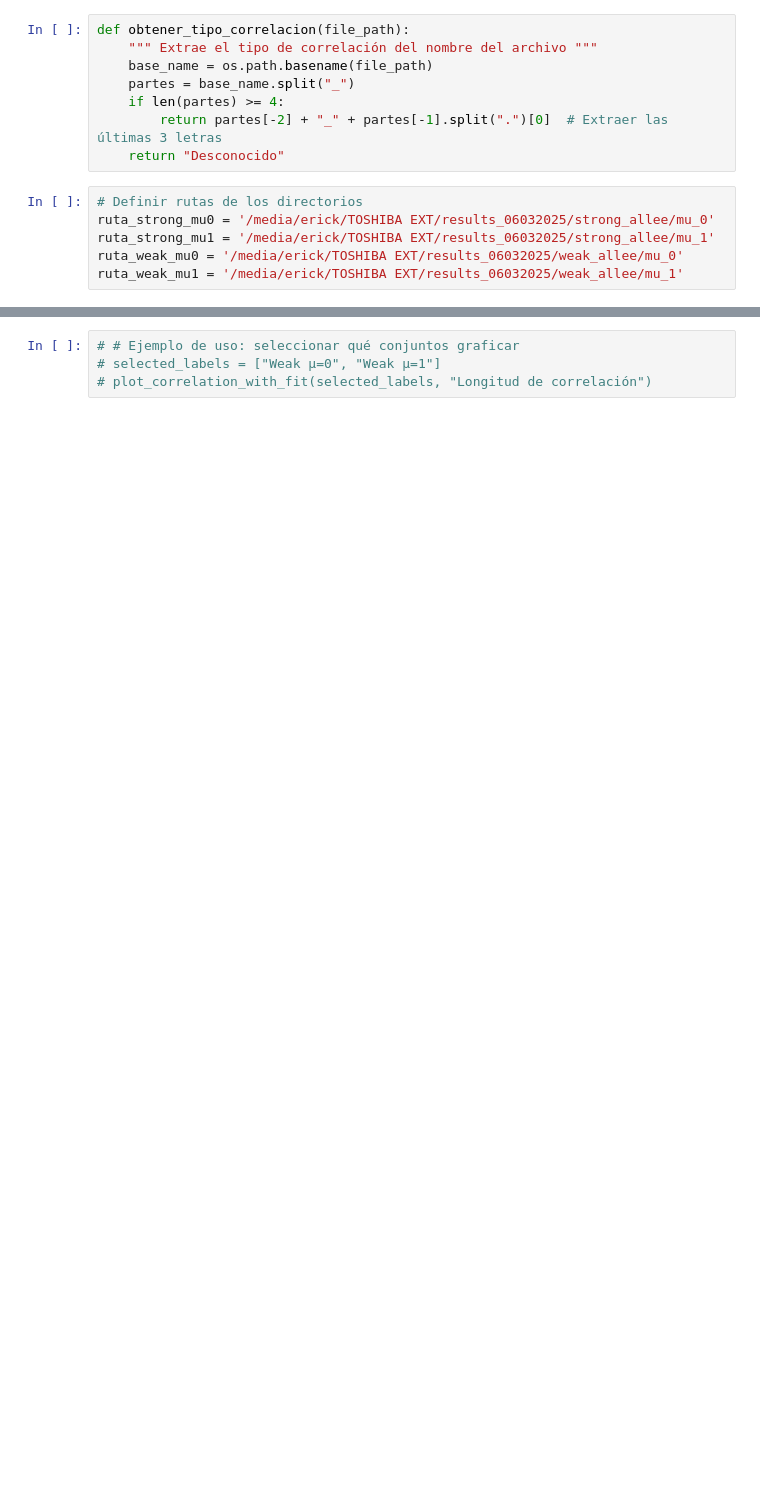
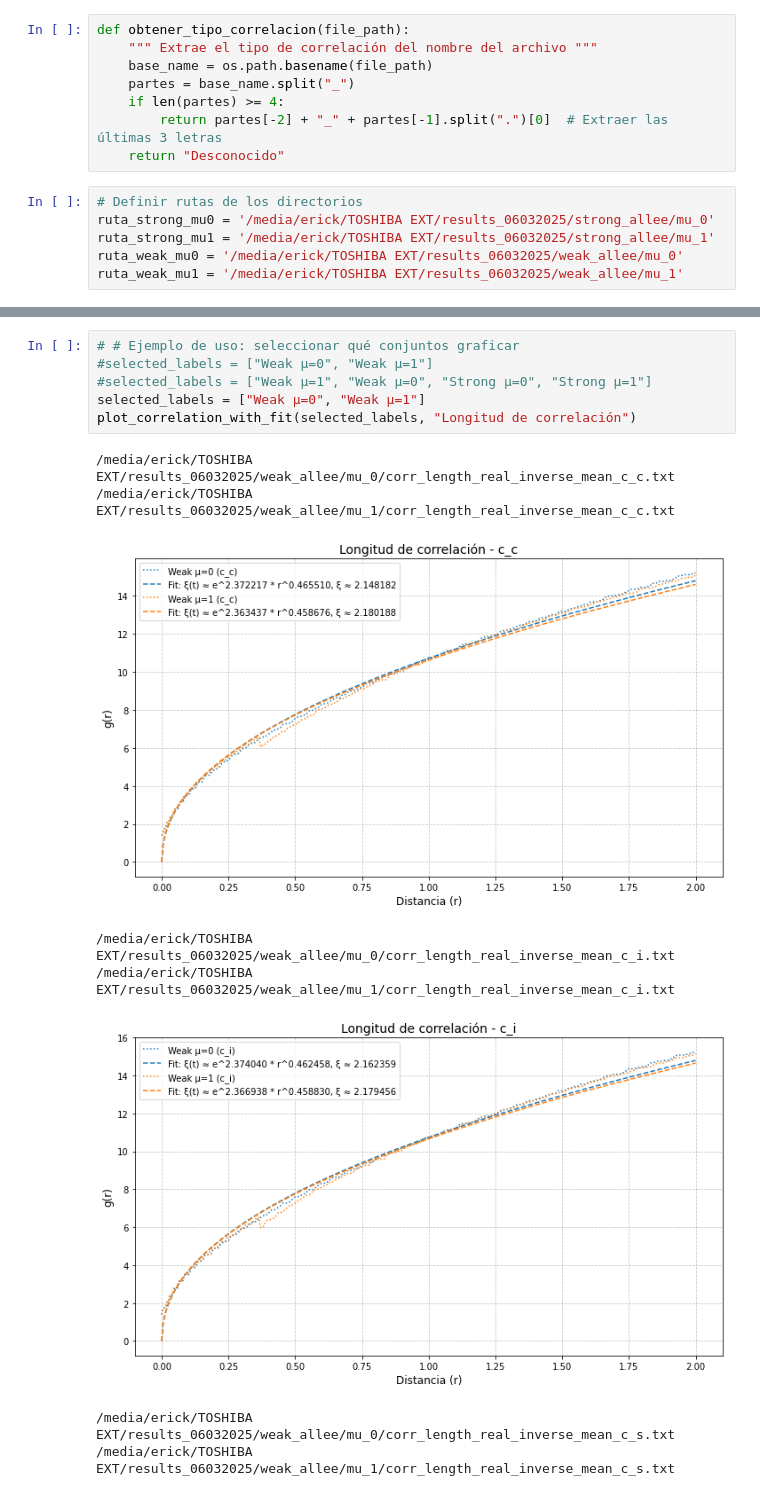
Before and after one commit to ErickSerrato631/doctorado_efsg, a Jupyter notebook: new_model_10112024/Strong Allee/correlation_comparison.ipynb, the cells around one changed output, grey strips where cells are left out. Cells and saved outputs as stored; diff of their text form; blank space fills up the shorter version.

```diff
--- a/new_model_10112024/Strong Allee/correlation_comparison.ipynb
+++ b/new_model_10112024/Strong Allee/correlation_comparison.ipynb
@@ -249,4 +343,15 @@ plot_correlation_loglog("Longitud de correlación")
 # %%
 # # Ejemplo de uso: seleccionar qué conjuntos graficar
-# selected_labels = ["Weak μ=0", "Weak μ=1"]
-# plot_correlation_with_fit(selected_labels, "Longitud de correlación")
+#selected_labels = ["Weak μ=0", "Weak μ=1"]
+#selected_labels = ["Weak μ=1", "Weak μ=0", "Strong μ=0", "Strong μ=1"]
+selected_labels = ["Weak μ=0", "Weak μ=1"]
+plot_correlation_with_fit(selected_labels, "Longitud de correlación")
+# %% [output]
+/media/erick/TOSHIBA EXT/results_06032025/weak_allee/mu_0/corr_length_real_inverse_mean_c_c.txt
+/media/erick/TOSHIBA EXT/results_06032025/weak_allee/mu_1/corr_length_real_inverse_mean_c_c.txt
+[figure, added]
+/media/erick/TOSHIBA EXT/results_06032025/weak_allee/mu_0/corr_length_real_inverse_mean_c_i.txt
+/media/erick/TOSHIBA EXT/results_06032025/weak_allee/mu_1/corr_length_real_inverse_mean_c_i.txt
+[figure, added]
+/media/erick/TOSHIBA EXT/results_06032025/weak_allee/mu_0/corr_length_real_inverse_mean_c_s.txt
+/media/erick/TOSHIBA EXT/results_06032025/weak_allee/mu_1/corr_length_real_inverse_mean_c_s.txt
```
Also changed, not shown: parts of 12 cells of this notebook, 6 other files.
